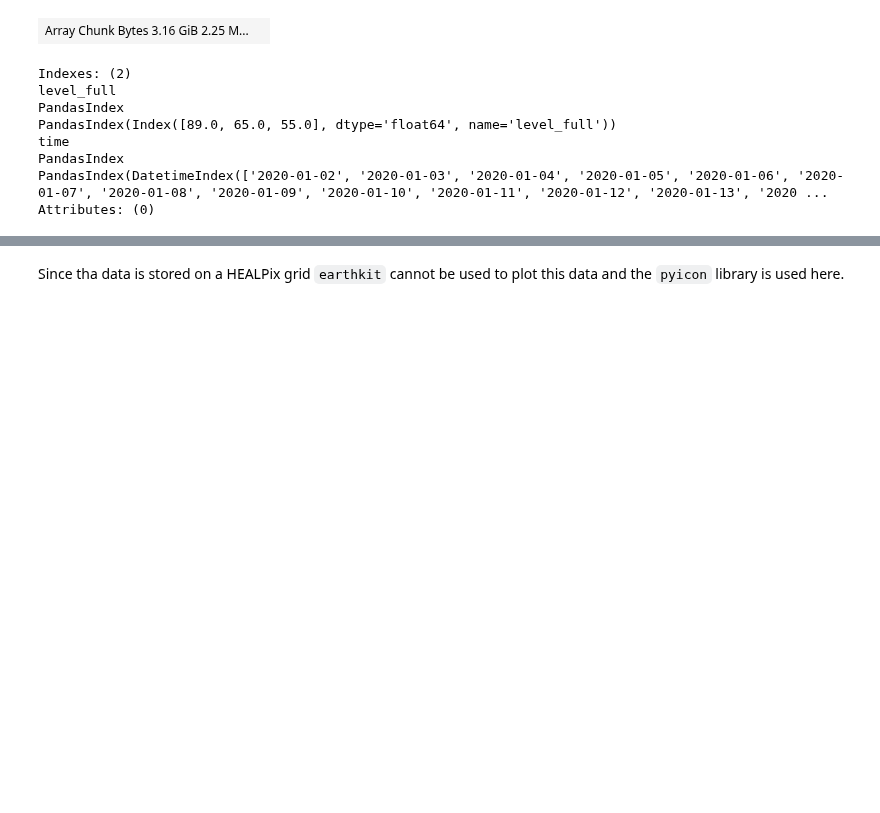
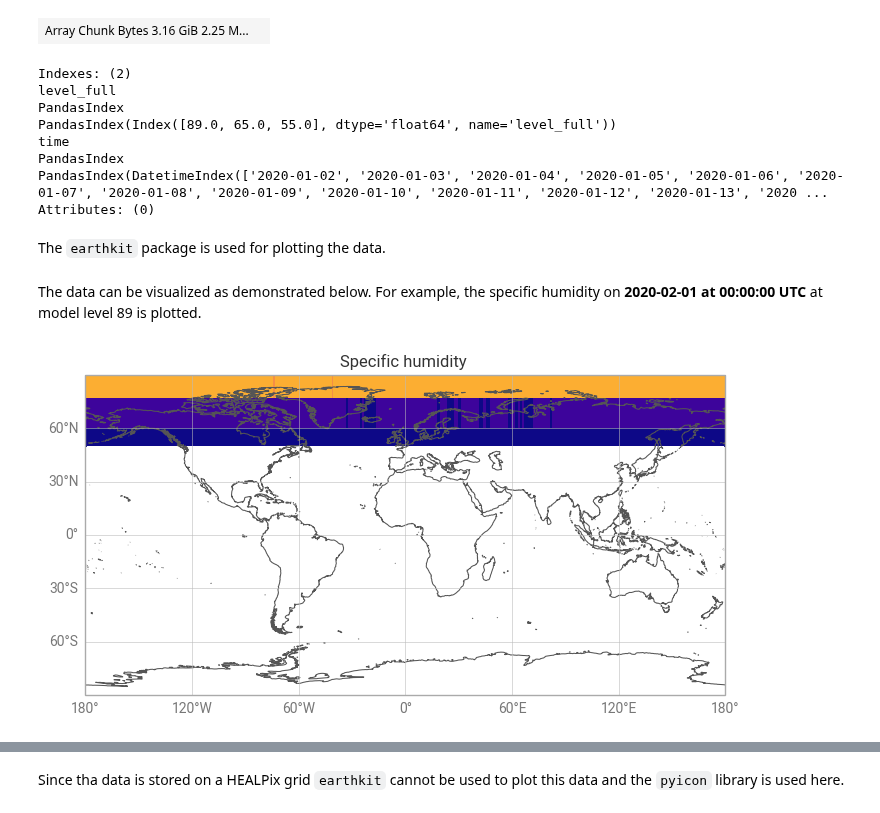
Before and after one commit to climet-eu/compression-lab-notebooks, a Jupyter notebook: 04-example-datasets/03-NextGEMS.ipynb, the cells around one changed output, grey strips where cells are left out. Drawn from its saved outputs; the diff is of its cells as text; code cells hidden in the pictures; blank space fills up the shorter version.

```diff
--- a/04-example-datasets/03-NextGEMS.ipynb
+++ b/04-example-datasets/03-NextGEMS.ipynb
@@ -155,3 +158,5 @@ time
 PandasIndex
 PandasIndex(DatetimeIndex(['2020-01-02', '2020-01-03', '2020-01-04', '2020-01-05', '2020-01-06', '2020-01-07', '2020-01-08', '2020-01-09', '2020-01-10', '2020-01-11', '2020-01-12', '2020-01-13', '2020 ...
 Attributes: (0)
+# %% [markdown]
+The `earthkit` package is used for plotting the data.
@@ -157,0 +166,11 @@ Attributes: (0)
+# %% [markdown]
+The data can be visualized as demonstrated below. For example, the specific humidity on **2020-02-01 at 00:00:00 UTC** at model level 89 is plotted.
+# %%
+chart = earthkit.plots.Map(extent=[-180, 180, -90, 90])
+chart.plot(ds["hus"].sel(time="2020-02-01T00:00:00"))
+chart.title("Specific humidity ")
+chart.coastlines()
+chart.gridlines()
+chart.show()
+# %% [output]
+[figure, added]
```
Also changed, not shown: parts of 9 cells of this notebook, 1 other file.
